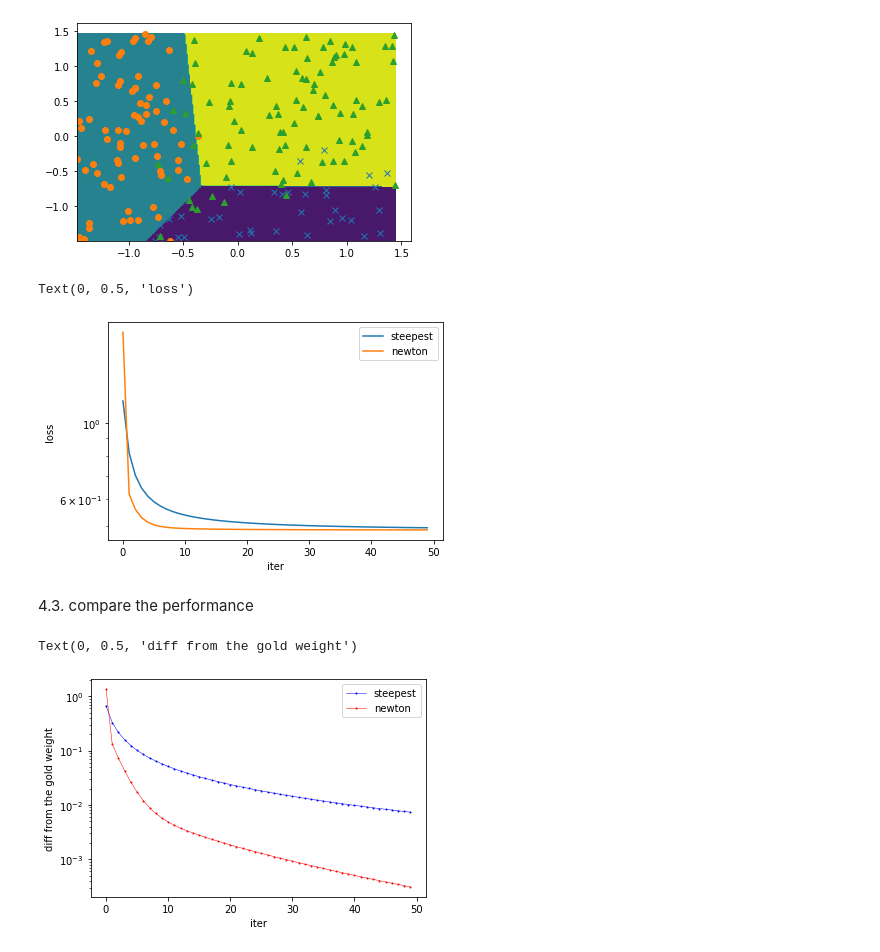
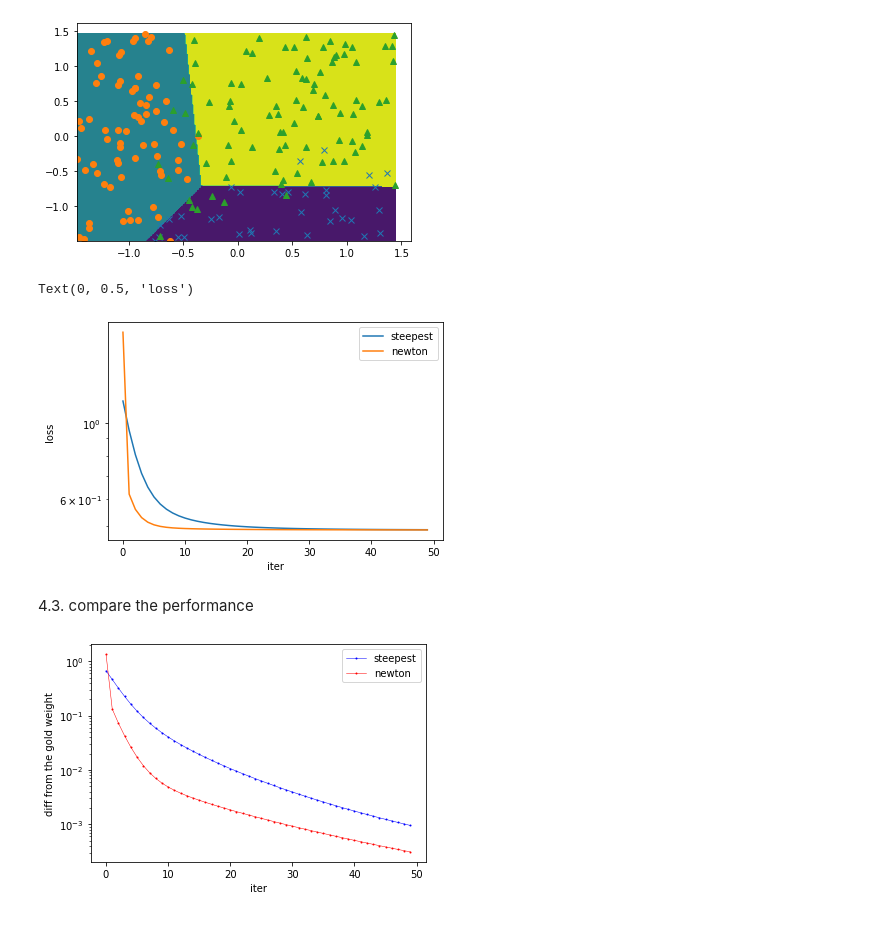
Before and after one commit to kazuna-code/aml-midterm, a Jupyter notebook: problem1.ipynb, the cells around one changed output. Saved outputs shown, nothing was run; the diff lists cells and outputs as text; code cells hidden in the pictures.

```diff
--- a/problem1.ipynb
+++ b/problem1.ipynb
@@ -32,6 +32,7 @@ ww_batch = np.random.randn(3)
 lam = 0.01
 alpha_base = 1
 lip = 0.25 * np.max(X**2, axis=0)
+eta = 1/n * np.max(np.linalg.eig(X.T @ X)[0]) + 2 * lam
 
 for t in range(1,num_iter+1):
     ywx = y * (X @ ww_batch)
@@ -44,8 +45,8 @@ for t in range(1,num_iter+1):
     loss_hist_batch.append(loss_batch)
 
     direction = -1 * grad
-    alpha = alpha_base / np.sqrt(t) / lip
-    #alpha = 2*lam
+    #alpha = alpha_base / np.sqrt(t) / lip
+    alpha = eta
     ww_batch = ww_batch + alpha * direction
 # %%
 # plot boundary for binary classification
@@ -168,6 +173,7 @@ ww_batch = np.random.randn(3, 3)
 lam = 0.01
 alpha_base = 1
 lip = 0.25 * np.max(X**2, axis=0)
+eta = 1/n * np.max(np.linalg.eig(X.T @ X)[0]) + 2 * lam
 
 for t in range(1,num_iter+1):
     wcx = X @ ww_batch.T
@@ -185,7 +191,8 @@ for t in range(1,num_iter+1):
         grad = grad_sum + 2 * lam * ww_batch[c]
 
         direction = -1 * grad
-        alpha = alpha_base / np.sqrt(t) / lip
+        #alpha = alpha_base / np.sqrt(t) / lip
+        alpha = eta
         ww_batch[c] = ww_batch[c] + alpha * direction
 # %%
 # plot boundary for multi classification
@@ -268,19 +276,22 @@ plt.xlabel('iter')
 plt.ylabel('loss')
 # %% [output]
 Text(0, 0.5, 'loss')
-[figure, old version]
+[figure, new version]
 # %% [markdown]
 4.3. compare the performance
 # %%
 show_iter = 50
 min_ll = min(min(loss_hist_batch), min(loss_hist_newton))
+
+fig = plt.figure()
 
 plt.plot(np.abs(loss_hist_batch[:show_iter] - min_ll), 'bo-', linewidth=0.5, markersize=1, label='steepest')
 plt.plot(np.abs(loss_hist_newton[:show_iter] - min_ll), 'ro-', linewidth=0.5, markersize=1, label='newton')
 plt.legend()
 plt.yscale('log')
 plt.xlabel('iter')
 plt.ylabel('diff from the gold weight')
+
+fig.savefig("fig/multi_performance.png")
 # %% [output]
-Text(0, 0.5, 'diff from the gold weight')
-[figure, old version]
+[figure, new version]
```
Also changed, not shown: parts of 4 cells of this notebook.
